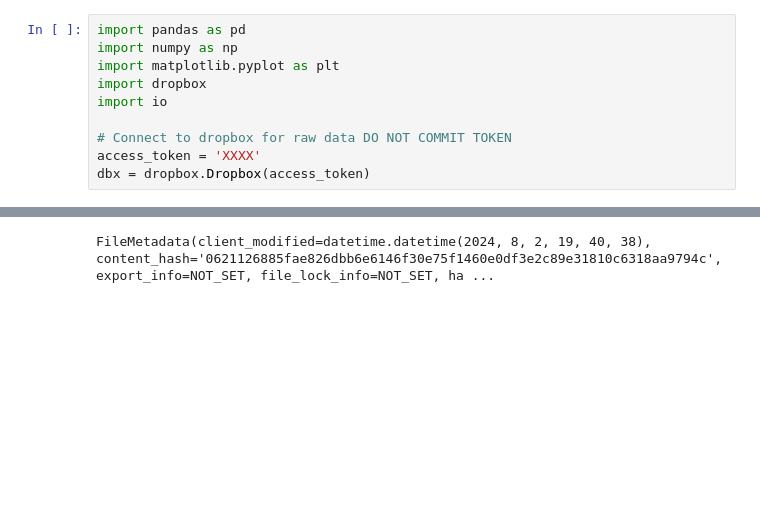
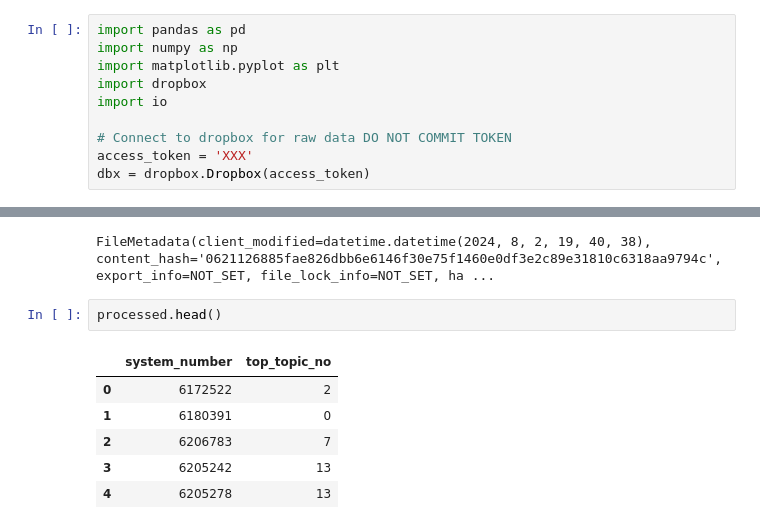
Before and after one commit to JSandersHub/ClassifyingESTC, a Jupyter notebook: btm_approach/04-create_results.ipynb, the cells around one changed output, grey strips where cells are left out. Cells and saved outputs as stored; diff of their text form; blank space fills up the shorter version.

Commit message:
additional topic prevalence/system number file

```diff
--- a/btm_approach/04-create_results.ipynb
+++ b/btm_approach/04-create_results.ipynb
@@ -8,5 +8,5 @@ import dropbox
 import io
 
 # Connect to dropbox for raw data DO NOT COMMIT TOKEN
-access_token = 'XXXX'
+access_token = 'XXX'
 dbx = dropbox.Dropbox(access_token)
@@ -106,3 +129,12 @@ dbx.files_upload(
 )
 # %% [output]
 FileMetadata(client_modified=datetime.datetime(2024, 8, 2, 19, 40, 38), content_hash='0621126885fae826dbb6e6146f30e75f1460e0df3e2c89e31810c6318aa9794c', export_info=NOT_SET, file_lock_info=NOT_SET, ha ...
+# %%
+processed.head()
+# %% [output]
+|  | system_number | top_topic_no |
+| 0 | 6172522 | 2 |
+| 1 | 6180391 | 0 |
+| 2 | 6206783 | 7 |
+| 3 | 6205242 | 13 |
+| 4 | 6205278 | 13 |
```
Also changed, not shown: parts of 6 cells of this notebook.
